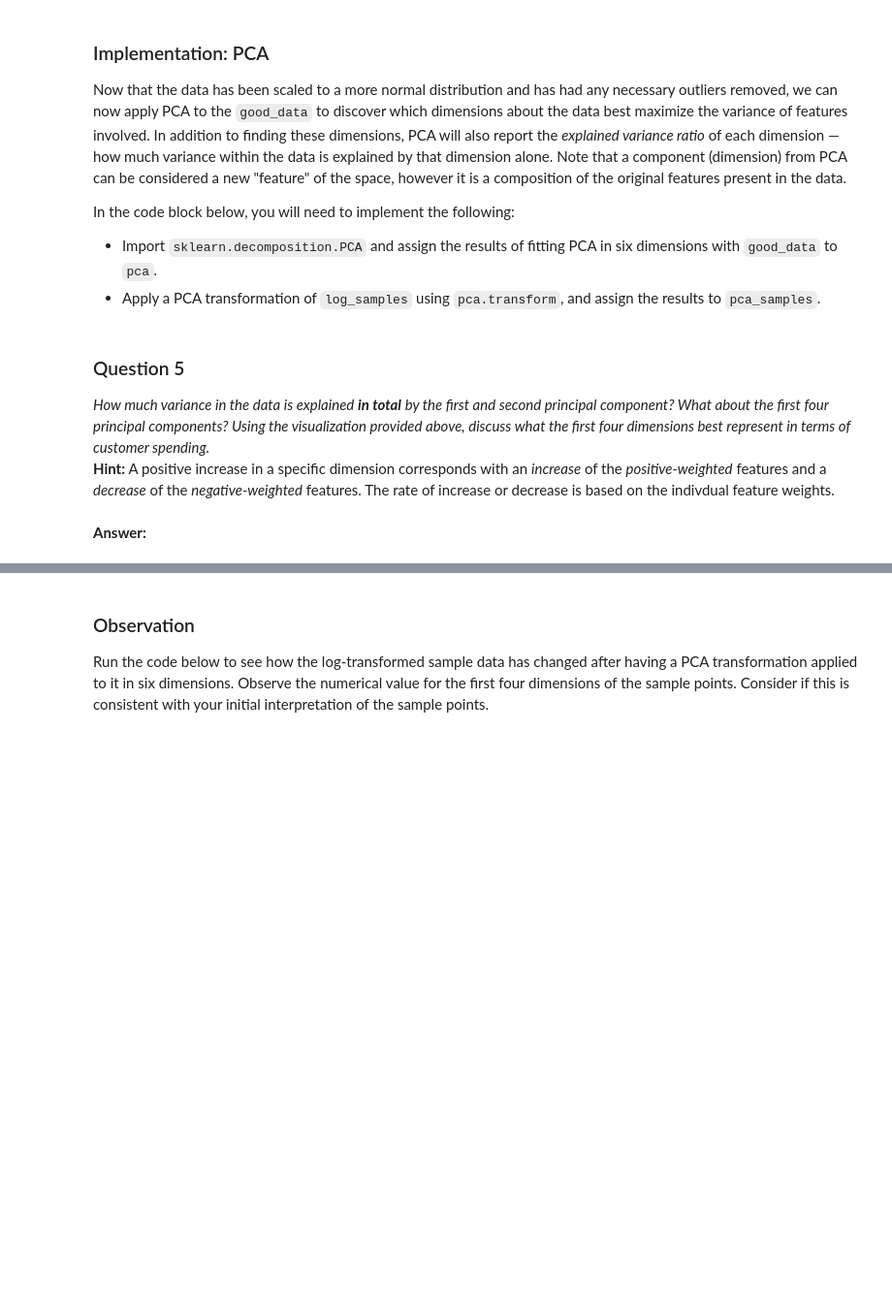
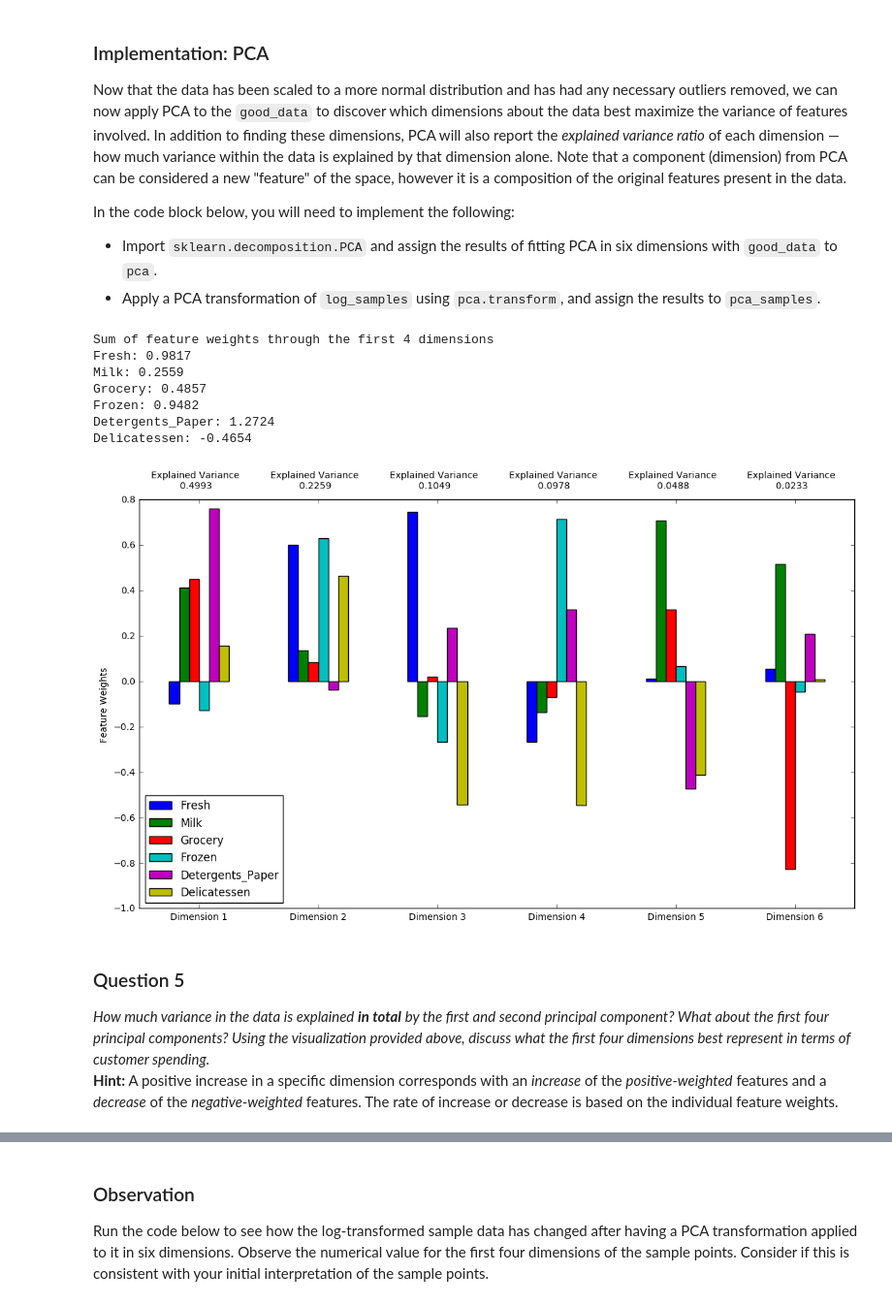
Before and after one commit to pedropb/machine-learning-nanodegree, a Jupyter notebook: projects/customer_segments/customer_segments.ipynb, the cells around one changed output, grey strips where cells are left out. Shown: that part at 97% size. Cells and saved outputs as stored; diff of their text form; code cells hidden in the pictures; blank space fills up the shorter version.

Commit message:
Answered all questions until question 6

```diff
--- a/projects/customer_segments/customer_segments.ipynb
+++ b/projects/customer_segments/customer_segments.ipynb
@@ -386,17 +386,33 @@ In the code block below, you will need to implement the following:
  - Import `sklearn.decomposition.PCA` and assign the results of fitting PCA in six dimensions with `good_data` to `pca`.
  - Apply a PCA transformation of `log_samples` using `pca.transform`, and assign the results to `pca_samples`.
 # %%
+from sklearn.decomposition import PCA
+
 # TODO: Apply PCA by fitting the good data with the same number of dimensions as features
-pca = None
+pca = PCA(n_components=6)
+pca.fit(good_data)
 
 # TODO: Transform log_samples using the PCA fit above
-pca_samples = None
+pca_samples = pca.transform(log_samples)
 
 # Generate PCA results plot
 pca_results = vs.pca_results(good_data, pca)
+
+# Printing sums of components through 1 to 4th dimensions
+print "Sum of feature weights through the first 4 dimensions"
+components = pd.DataFrame(pca.components_[:][0:4])
+for s, key in zip(components.sum(), good_data.keys()):
+    print "{}: {:.4f}".format(key, s)
+# %% [output]
+Sum of feature weights through the first 4 dimensions
+Fresh: 0.9817
+Milk: 0.2559
+Grocery: 0.4857
+Frozen: 0.9482
+Detergents_Paper: 1.2724
+Delicatessen: -0.4654
+[figure, added]
 # %% [markdown]
 ### Question 5
 *How much variance in the data is explained* ***in total*** *by the first and second principal component? What about the first four principal components? Using the visualization provided above, discuss what the first four dimensions best represent in terms of customer spending.*
-**Hint:** A positive increase in a specific dimension corresponds with an *increase* of the *positive-weighted* features and a *decrease* of the *negative-weighted* features. The rate of increase or decrease is based on the indivdual feature weights.
+**Hint:** A positive increase in a specific dimension corresponds with an *increase* of the *positive-weighted* features and a *decrease* of the *negative-weighted* features. The rate of increase or decrease is based on the individual feature weights.
-# %% [markdown]
-**Answer:**
```
Also changed, not shown: parts of 10 cells of this notebook.
